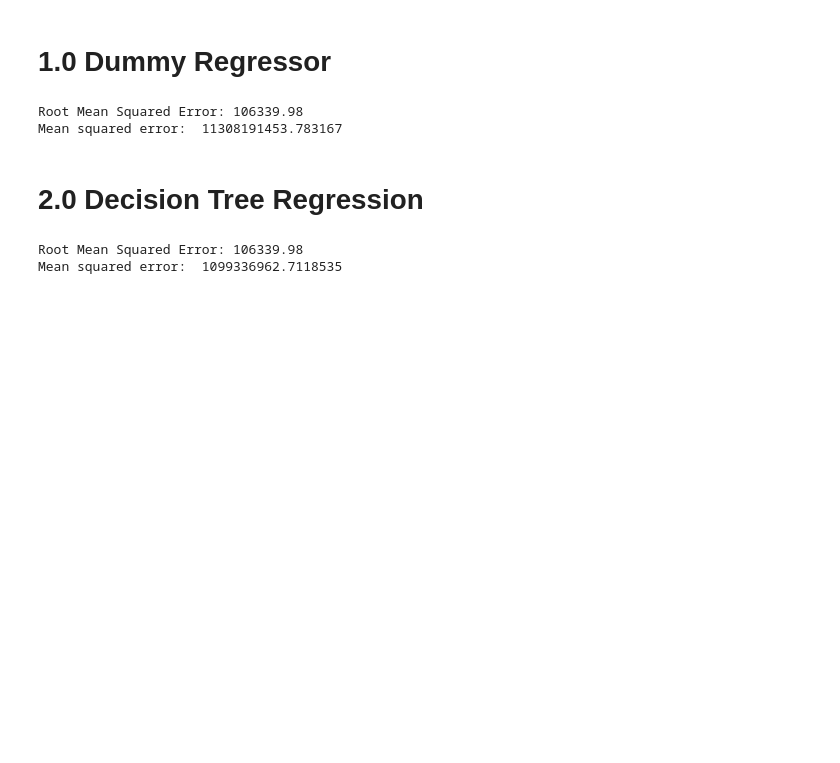
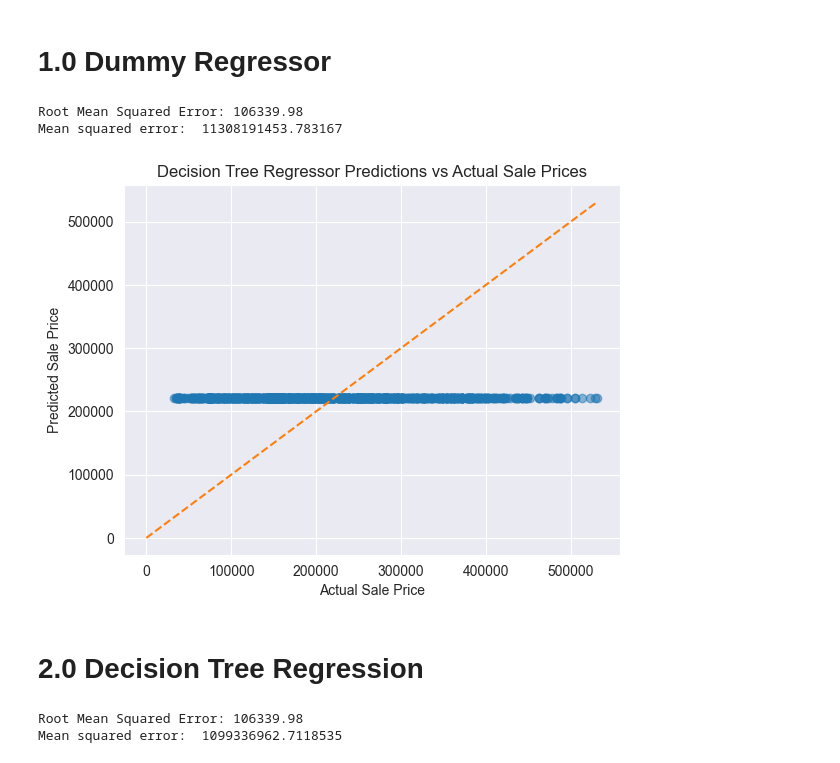
Before and after one commit to MJ-Peters/INAI-Property-Value-Prediction-Coursework, a Jupyter notebook: Coursework Question One.ipynb, the cells around one changed output. Drawn from its saved outputs; the diff is of its cells as text; code cells hidden in the pictures; blank space fills up the shorter version.

Commit message:
Produced plots of DTR and Dummy predictions against actual sale price

```diff
--- a/Coursework Question One.ipynb
+++ b/Coursework Question One.ipynb
@@ -106,6 +106,22 @@ print("Mean squared error: ", dummy_mse)
 # %% [output]
 Root Mean Squared Error: 106339.98
 Mean squared error:  11308191453.783167
+# %%
+# Scatter plot for predicted vs actual sale prices
+plt.scatter(y_test, dummy_y_pred, alpha=0.5, c="tab:blue")
+
+# Labels and title
+plt.xlabel("Actual Sale Price")
+plt.ylabel("Predicted Sale Price")
+plt.title("Decision Tree Regressor Predictions vs Actual Sale Prices")
+
+# Diagonal line for reference, close to the line = accurate
+plt.plot([0, max(y_test)], [0, max(y_test)], "--", color="tab:orange")
+
+# Show the plot
+plt.show()
+# %% [output]
+[figure, added]
 # %% [markdown]
 # 2.0 Decision Tree Regression
 # %%
```
Also changed, not shown: parts of 1 cell of this notebook.
